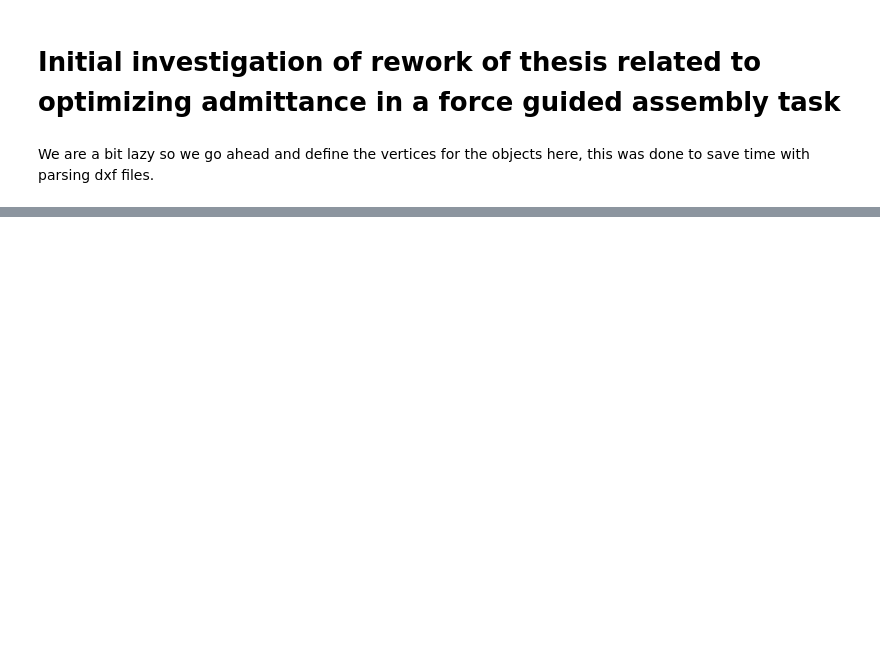
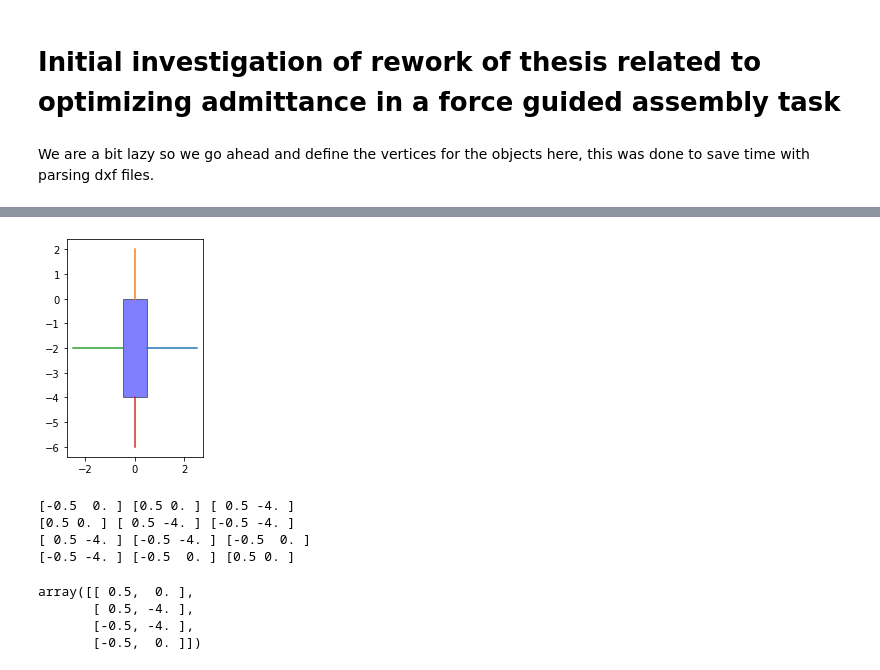
Before and after one commit to fernardz/ContactStateGeneration, a Jupyter notebook: Pt1 Contact States/Investigation.ipynb, the cells around one changed output, grey strips where cells are left out. Cells and saved outputs as stored; diff of their text form; code cells hidden in the pictures; blank space fills up the shorter version.

```diff
--- a/Pt1 Contact States/Investigation.ipynb
+++ b/Pt1 Contact States/Investigation.ipynb
@@ -80,0 +177,2 @@ plot_poly([figObjA, figObjB])
+# %%
+ObjB=prepare_object(VertB)
@@ -80,0 +221,36 @@ plot_poly([figObjA, figObjB])
+# %%
+fig, ax= plt.subplots()
+
+polygonB = Polygon(ObjB['Vertices'])
+patchB = PolygonPatch(polygonB, fc="b", alpha=0.5)
+
+for e,n in zip(ObjB['Edges'], ObjB['Normals']):
+  mdpt=np.add(e[0],e[1])/2
+  scnd=mdpt+n*2
+  L=LineString([mdpt, scnd])
+  x,y=L.xy
+  plt.plot(x,y)
+
+ax.add_patch(patchB)
+ax.autoscale_view()
+ax.set_aspect('equal','box')
+# %% [output]
+[figure, added]
+# %%
+for i in range(len(VertB)):
+  x1=np.take(ObjB['Vertices'],i-1, axis=0, mode='wrap')
+  x2=np.take(ObjB['Vertices'],i, axis=0, mode='wrap')
+  x3=np.take(ObjB['Vertices'],i+1, axis=0, mode='wrap')
+  print(x1,x2,x3)
+# %% [output]
+[-0.5  0. ] [0.5 0. ] [ 0.5 -4. ]
+[0.5 0. ] [ 0.5 -4. ] [-0.5 -4. ]
+[ 0.5 -4. ] [-0.5 -4. ] [-0.5  0. ]
+[-0.5 -4. ] [-0.5  0. ] [0.5 0. ]
+# %%
+ObjB['Vertices']
+# %% [output]
+array([[ 0.5,  0. ],
+       [ 0.5, -4. ],
+       [-0.5, -4. ],
+       [-0.5,  0. ]])
```
Also changed, not shown: parts of 15 cells of this notebook.
